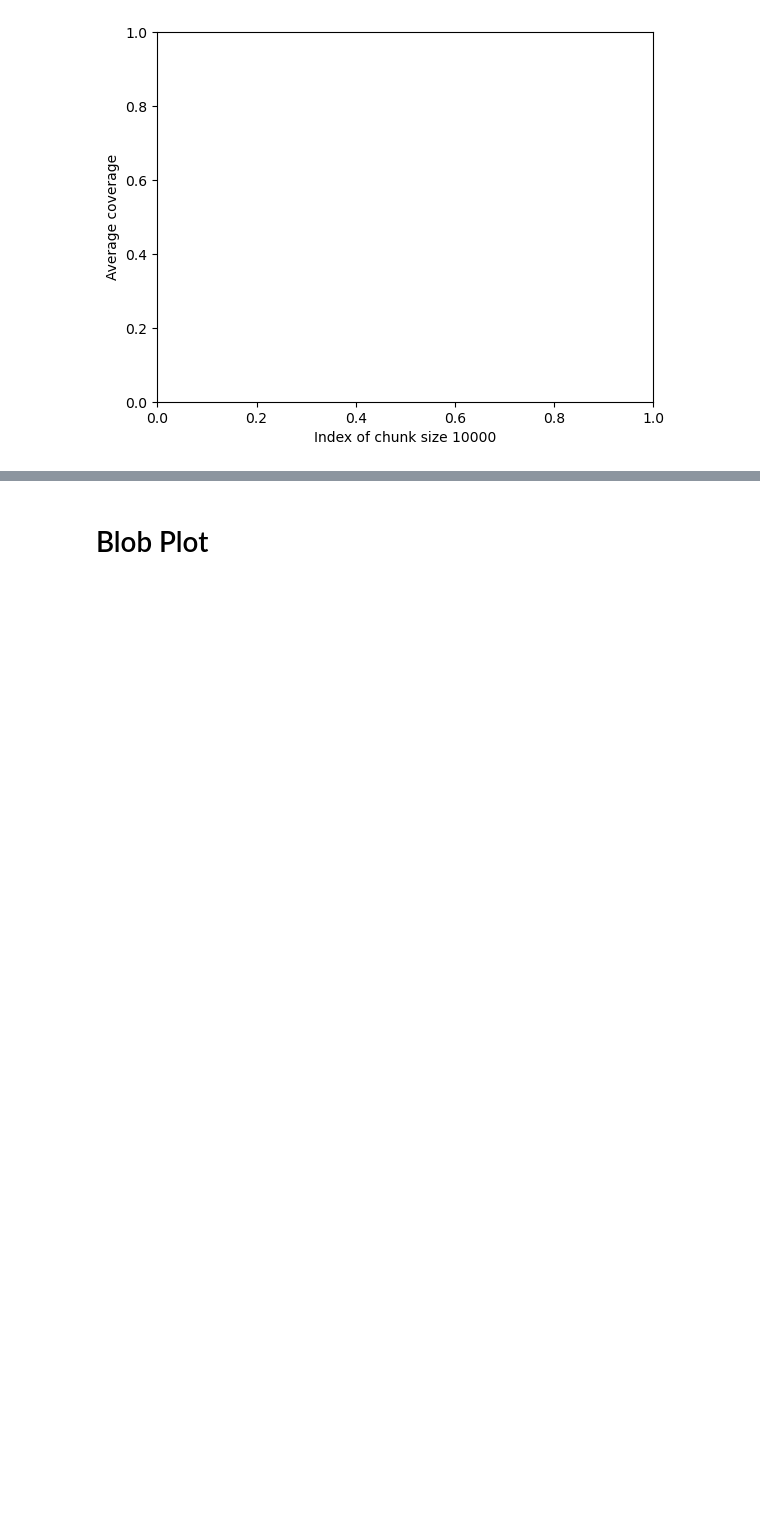
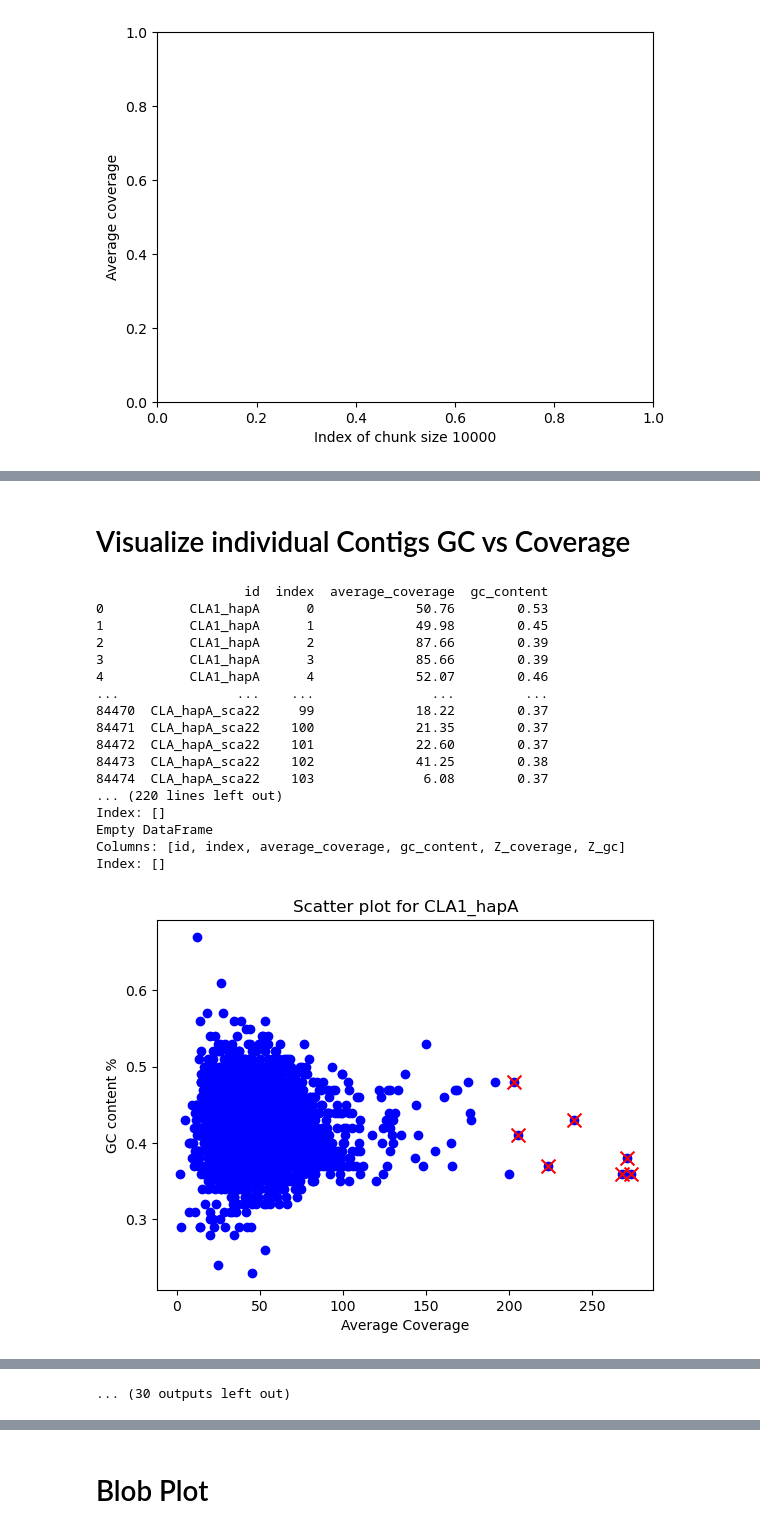
Before and after one commit to AlexanderFastner/cladorhizid, a Jupyter notebook: gc_vs_coverage.ipynb, the cells around one changed output, grey strips where cells are left out. Drawn from its saved outputs; the diff is of its cells as text; code cells hidden in the pictures; blank space fills up the shorter version.

Commit message:
working save

```diff
--- a/gc_vs_coverage.ipynb
+++ b/gc_vs_coverage.ipynb
@@ -604,0 +458,75 @@ if visualize_contigs:
+# %% [markdown]
+# Visualize individual Contigs GC vs Coverage
+# %%
+# for each chunk check gc and coverage. color outliers
+#add gc content to this
+individual = df
+
+def add_gc(row):
+    #print(row['id'])
+    #print(row['index'])
+    #print()
+    #print(chunks[row['id']][0][row['index']])
+    #print()
+    return chunks[row['id']][0][row['index']]
+
+
+individual['gc_content'] = individual.apply(add_gc, axis=1)
+print(individual)
+# print(len(chunks['CLA_hapA_sca22'][0]))
+# print(chunks['CLA_hapA_sca22'][0])
+
+all_outliers = pd.DataFrame()
+#make a scatterplot
+if visualize_contigs:
+    for header in chunks:
+
+        save_path = os.path.join(individual_output, "individual" + header + ".png")
+        # Skip if the plot already exists
+        if os.path.exists(save_path):
+            print(f'Skipping {id} (already exists)')
+            continue
+
+        subset_individual = individual[individual['id'] == header]
+        # Calculate Z-scores for both columns
+        subset_individual['Z_coverage'] = zscore(subset_individual['average_coverage'])
+        subset_individual['Z_gc'] = zscore(subset_individual['gc_content'])
+        #print(subset_individual)
+        zscore_threshold = 7.0
+        # Mark outliers
+        #outliers = subset_individual[(abs(subset_individual['Z_coverage']) > zscore_threshold) | (abs(subset_individual['Z_gc']) > zscore_threshold)]
+        outliers = subset_individual[(abs(subset_individual['Z_coverage']) > zscore_threshold)]
+        print(outliers)
+
+        #all_outliers = all_outliers.append(outliers, ignore_index=True)
+        all_outliers = pd.concat([all_outliers, outliers])
+        fig, ax = plt.subplots()
+        sc = plt.scatter(x = 'average_coverage', y = 'gc_content', data = subset_individual, color = 'blue')
+        sc = plt.scatter(x = 'average_coverage', y = 'gc_content', data = outliers, color = 'red', marker='x', s=100)
+
+        # Add labels
+        plt.xlabel('Average Coverage')
+        plt.ylabel('GC content %')
+        plt.title(f'Scatter plot for {header}')
+        plt.savefig(save_path)
+
+        #plt.show()
+# %% [output]
+                   id  index  average_coverage  gc_content
+0           CLA1_hapA      0             50.76        0.53
+1           CLA1_hapA      1             49.98        0.45
+2           CLA1_hapA      2             87.66        0.39
+3           CLA1_hapA      3             85.66        0.39
+4           CLA1_hapA      4             52.07        0.46
+...               ...    ...               ...         ...
+84470  CLA_hapA_sca22     99             18.22        0.37
+84471  CLA_hapA_sca22    100             21.35        0.37
+84472  CLA_hapA_sca22    101             22.60        0.37
+84473  CLA_hapA_sca22    102             41.25        0.38
+84474  CLA_hapA_sca22    103              6.08        0.37
+... (220 lines left out)
+Index: []
+Empty DataFrame
+Columns: [id, index, average_coverage, gc_content, Z_coverage, Z_gc]
+Index: []
+[figure, added]
@@ -604,0 +543 @@ if visualize_contigs:
+... (30 outputs left out)
```
Also changed, not shown: parts of 6 cells of this notebook.
